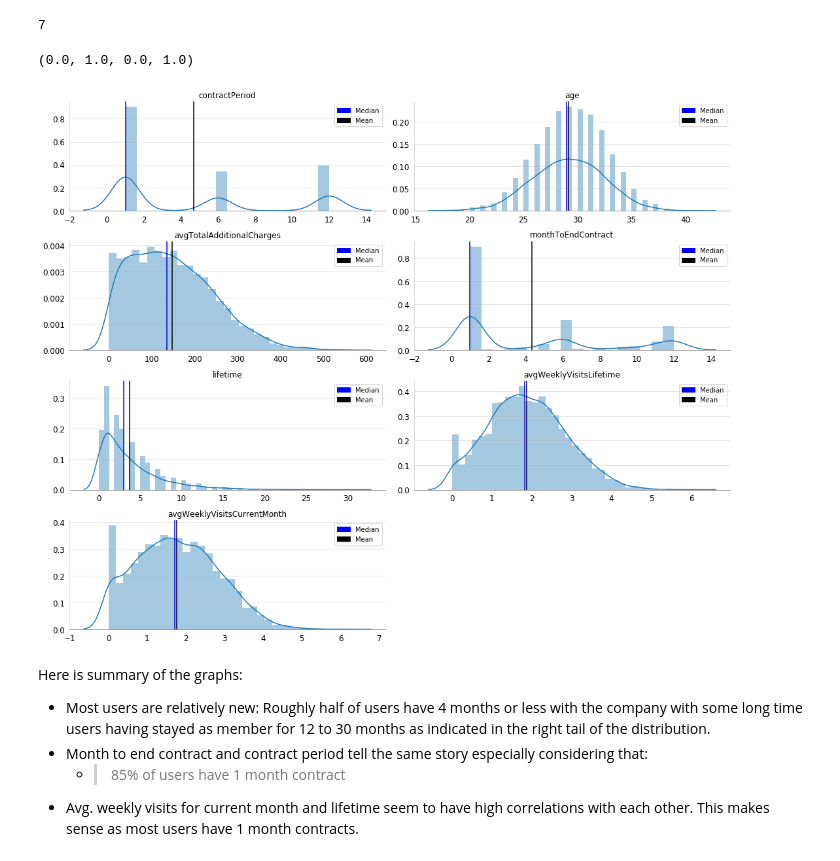
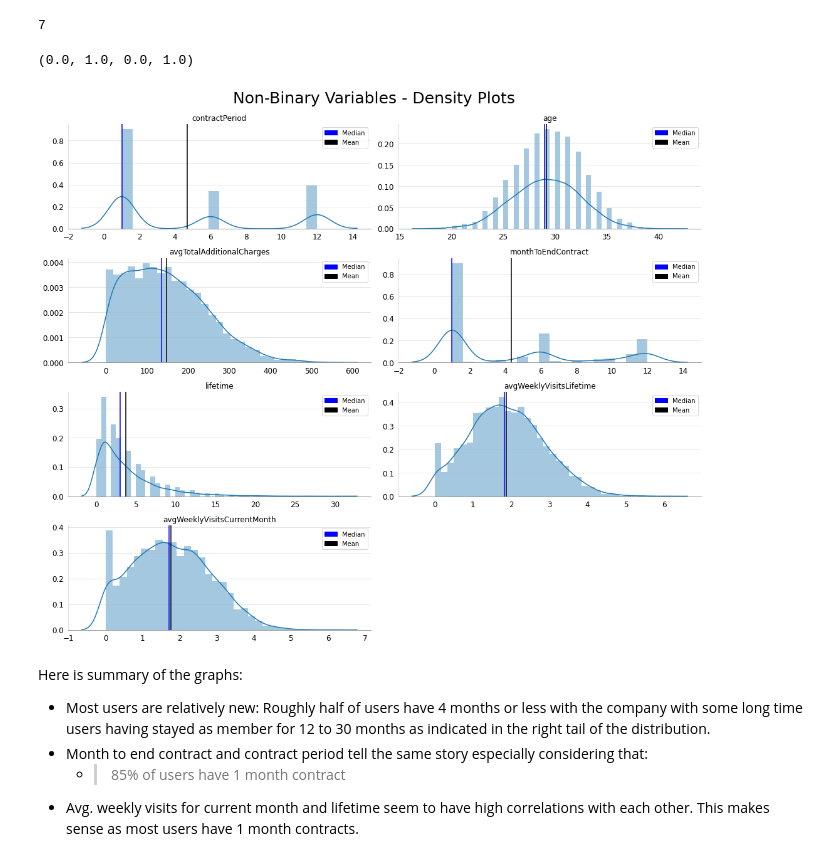
Before and after one commit to dannygarcia193/machineLearningProject, a Jupyter notebook: machineLearningProject_Practicum.ipynb, the cells around one changed output. Saved outputs shown, nothing was run; the diff lists cells and outputs as text; code cells hidden in the pictures.

```diff
--- a/machineLearningProject_Practicum.ipynb
+++ b/machineLearningProject_Practicum.ipynb
@@ -310,27 +311,27 @@ len(nonBinary)
 # %%
 fig, ax = plt.subplots(figsize=(15, 12), ncols=2, nrows=4)
 
 axes = [(row, col) for row in range(4) for col in range(2)]
 
 for col, i in zip(nonBinary, axes):
     sns.distplot(df[col], ax=ax[i])
     modifyChart(ax[i], col, 12)
 
     ax[i].axvline(df[col].median(), color='blue')
     ax[i].axvline(df[col].mean(), color='black')
 
     #referring to axes in order to use the pyplot module
     plt.sca(ax[i])
     #custom legend
     azure_patch = mpatches.Patch(color='blue', label='Median')
     orange_patch = mpatches.Patch(color='black', label='Mean')
     plt.legend(handles=[azure_patch, orange_patch])
-
+plt.suptitle('Non-Binary Variables - Density Plots',fontsize=25,y=1.03)
 plt.tight_layout()
 ax[axes[-1]].axis('off')
 # %% [output]
 (0.0, 1.0, 0.0, 1.0)
-[figure, old version]
+[figure, new version]
 # %% [markdown]
 Here is summary of the graphs:
 
```
Also changed, not shown: parts of 6 cells of this notebook.
